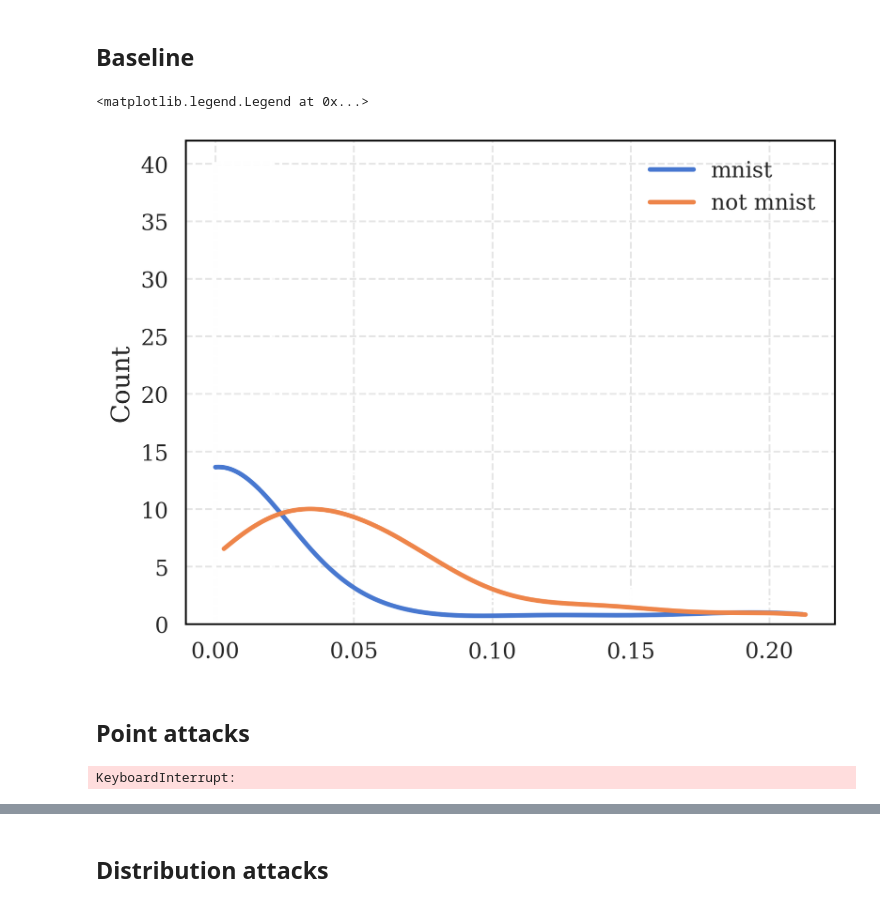
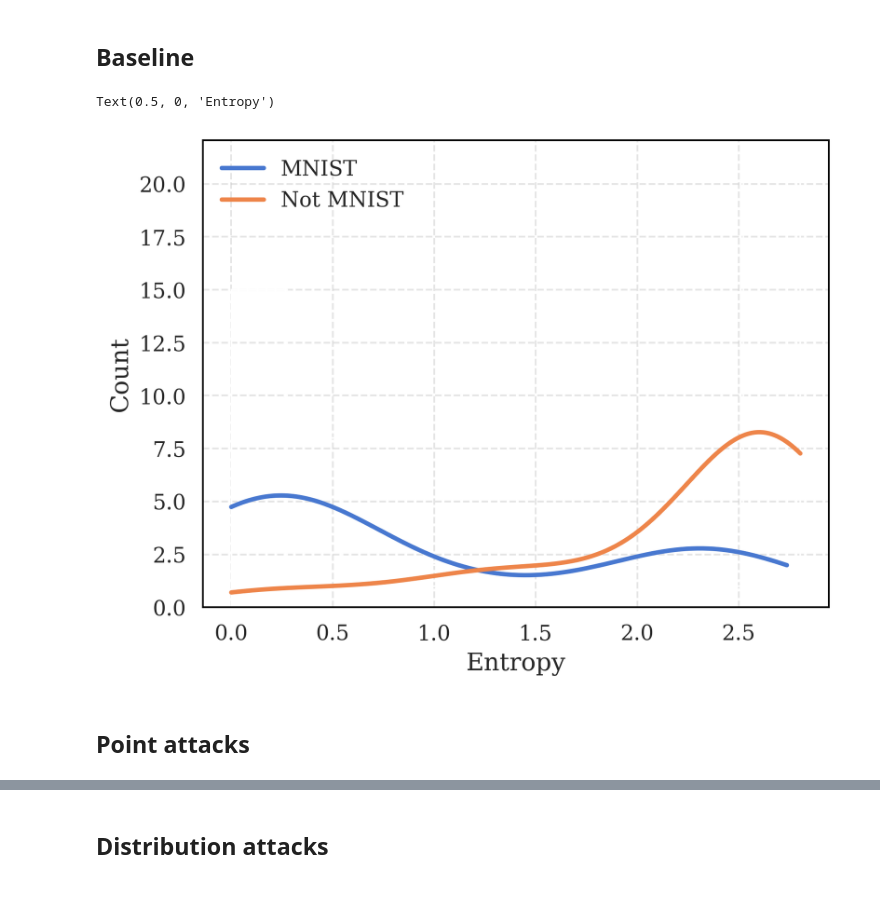
Before and after one commit to pablogarciarce/AdvReg, a Jupyter notebook: notebooks/test__mnist_jax_VI.ipynb, the cells around one changed output, grey strips where cells are left out. Cells and saved outputs as stored; diff of their text form; code cells hidden in the pictures.

Commit message:
MNIST results with VI

```diff
--- a/notebooks/test__mnist_jax_VI.ipynb
+++ b/notebooks/test__mnist_jax_VI.ipynb
@@ -63,9 +63,9 @@ y = jax.nn.one_hot(y, 10)
 X_train, X_test = X[:60000], X[60000:]
 y_train, y_test = y[:60000], y[60000:]
 # %%
-modelVI = ClasBayesianNNVI(input_dim=X_train.shape[1], hidden_units=30)
+modelVI = ClasBayesianNNVI(input_dim=X_train.shape[1], hidden_units=10)
 try:
-    modelVI.load('../src/models/weights/mnist/30bnnvi')
+    modelVI.load('../src/models/weights/mnist/10bnnvi')
 except FileNotFoundError:
     print('Not model found, fitting the model')
     modelVI.fit(
@@ -73,7 +73,7 @@ except FileNotFoundError:
         jnp.argmax(y_train, axis=1),
         num_steps=3000
     )
-    modelVI.save('../src/models/weights/mnist/10bnnviflat')
+    modelVI.save('../src/models/weights/mnist/10bnnvi')
 # %%
 modelVI.svi_result.keys()
 # %% [output]
@@ -109,6 +109,7 @@ for dirpath, dirnames, filenames in os.walk(folder_path):
 X_notmnist = np.array(images).reshape(-1, 28*28) / 255.0
 # %%
 def entropy(x, pred):
+    pred = pred.mean(axis=0)
     pred += 1e-8
-    entr = - (pred * jnp.log(pred)).sum(axis=-1) / jnp.log(2)
-    return entr.mean()
+    entr = - (pred * jnp.log(pred)).sum() / jnp.log(2)
+    return entr
@@ -119,36 +120,47 @@ def exp_entropy(x, y):
 ## Baseline
 # %%
 unattacked_entropies = []
-num_points = 50
 for x in tqdm(X_test[:num_points]):
     x = jax.numpy.array(x.reshape(1, -1))
     preds = modelVI.sample_predictive_distribution_probs(jax.random.PRNGKey(0), x, 20)
     unattacked_entropies.append(entropy(x, preds))
 
 sns.histplot(jnp.array(unattacked_entropies), kde=True, bins=10, alpha=0.)
-legend = ['mnist', 'not mnist']
+legend = ['MNIST', 'Not MNIST']
 unattacked_entropies = []
 for x in tqdm(X_notmnist[:num_points]):
     x = jax.numpy.array(x.reshape(1, -1))
     preds = modelVI.sample_predictive_distribution_probs(jax.random.PRNGKey(0), x, 20)
     unattacked_entropies.append(entropy(x, preds))
 
 sns.histplot(jnp.array(unattacked_entropies), kde=True, bins=10, alpha=0.)
 plt.legend(legend)
+plt.xlabel('Entropy')
 # %% [output]
-<matplotlib.legend.Legend at 0x...>
+Text(0.5, 0, 'Entropy')
-[figure, old version]
+[figure, new version]
 # %% [markdown]
 ## Point attacks
 # %%
 G = 2  # we want to rise the entropy of the predictive distribution
-x = X_test[0]
-eps=5
-x = jax.numpy.array(x.reshape(1, -1))
-x_adv_values, loss_values, func_values = attack(x, modelVI, G, func=entropy, samples_per_iteration=1000, epsilon=eps, num_iterations=1000, learning_rate=0.01)
-preds = modelVI.sample_predictive_distribution_probs(jax.random.PRNGKey(0), x_adv_values[-1], 20)
-print('Entropy before attack:', entropy(x, modelVI.sample_predictive_distribution_probs(jax.random.PRNGKey(0), x, 20)))
-print('Entropy after attack:', entropy(x_adv_values[-1], preds))
-print('Norm of the attack:', jnp.linalg.norm(x_adv_values[-1] - x))
+
+def process(x, eps):
+    x = jax.numpy.array(x.reshape(1, -1))
+    x_adv_values, loss_values, func_values = attack(x, modelVI, G, func=entropy, samples_per_iteration=1000, epsilon=eps, num_iterations=1000, learning_rate=0.01)
+    preds = modelVI.sample_predictive_distribution_probs(jax.random.PRNGKey(0), x_adv_values[-1], 20)
+    return entropy(x_adv_values[-1], preds)
+
+for eps in epsilons:
+    #entropies = Parallel(n_jobs=8)(delayed(process)(x, eps) for x in tqdm(X_test[:num_points]))
+    entropies = [process(x, eps) for x in tqdm(X_test[:num_points])]
+    sns.histplot(jnp.array(entropies), kde=True, bins=10, alpha=0.)
+
+unattacked_entropies = []
+for x in tqdm(X_test[:num_points]):
+    x = jax.numpy.array(x.reshape(1, -1))
+    preds = modelVI.sample_predictive_distribution_probs(jax.random.PRNGKey(0), x, 20)
+    unattacked_entropies.append(entropy(x, preds))
+
+sns.histplot(jnp.array(unattacked_entropies), kde=True, bins=10, alpha=0.)
+legend = ['Epsilon = ' + str(eps) for eps in epsilons] + ['Unattacked']
+plt.legend(legend)
-# %% [output]
-KeyboardInterrupt:
```
Also changed, not shown: parts of 8 cells of this notebook, 9 other files.
